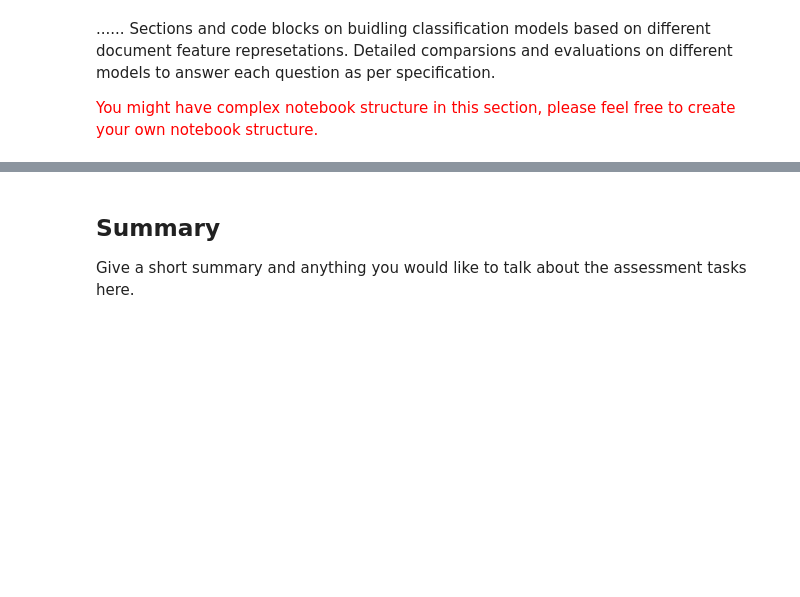
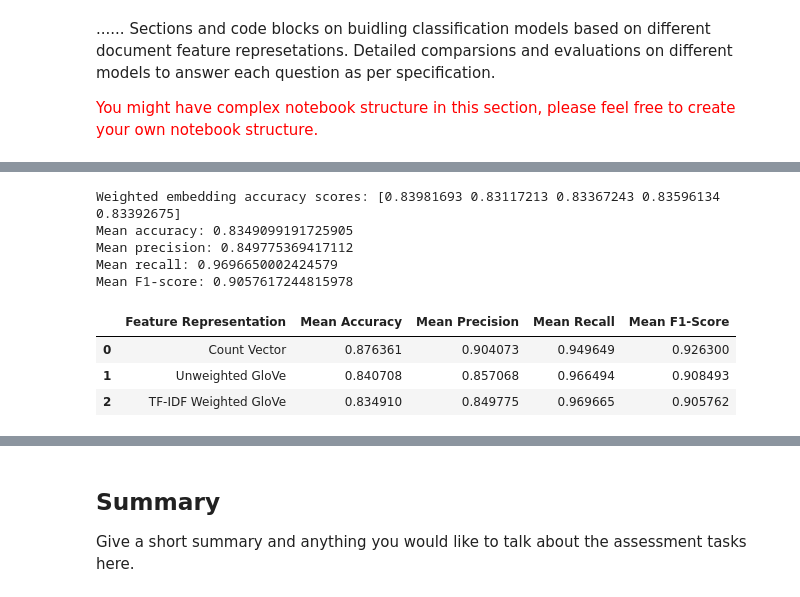
Before and after one commit to shivbhosale2006/review-based-clothing-recommendation, a Jupyter notebook: data/task2_3.ipynb, the cells around one changed output, grey strips where cells are left out. Cells and saved outputs as stored; diff of their text form; code cells hidden in the pictures; blank space fills up the shorter version.

```diff
--- a/data/task2_3.ipynb
+++ b/data/task2_3.ipynb
@@ -276,0 +379,2 @@ Detailed comparsions and evaluations on different models to answer each question
+# %%
+y = df["Recommended IND"]
@@ -276,0 +482,59 @@ Detailed comparsions and evaluations on different models to answer each question
+# %%
+# Evaluate TF-IDF weighted embedding representation using 5-fold cross validation
+
+weighted_results = cross_validate(
+    model,
+    weighted_doc_vectors,
+    y,
+    cv=cv,
+    scoring=scoring_metrics
+)
+
+print("Weighted embedding accuracy scores:", weighted_results["test_accuracy"])
+print("Mean accuracy:"  , weighted_results["test_accuracy"].mean())
+print("Mean precision:" , weighted_results["test_precision"].mean())
+print("Mean recall:"    , weighted_results["test_recall"].mean())
+print("Mean F1-score:"  , weighted_results["test_f1"].mean())
+# %% [output]
+Weighted embedding accuracy scores: [0.83981693 0.83117213 0.83367243 0.83596134 0.83392675]
+Mean accuracy: 0.8349099191725905
+Mean precision: 0.849775369417112
+Mean recall: 0.9696650002424579
+Mean F1-score: 0.9057617244815978
+# %%
+# Create result table for Q1
+
+q1_results = pd.DataFrame({
+    "Feature Representation": [
+        "Count Vector",
+        "Unweighted GloVe",
+        "TF-IDF Weighted GloVe"
+    ],
+    "Mean Accuracy": [
+        count_results["test_accuracy"].mean(),
+        unweighted_results["test_accuracy"].mean(),
+        weighted_results["test_accuracy"].mean()
+    ],
+    "Mean Precision": [
+        count_results["test_precision"].mean(),
+        unweighted_results["test_precision"].mean(),
+        weighted_results["test_precision"].mean()
+    ],
+    "Mean Recall": [
+        count_results["test_recall"].mean(),
+        unweighted_results["test_recall"].mean(),
+        weighted_results["test_recall"].mean()
+    ],
+    "Mean F1-Score": [
+        count_results["test_f1"].mean(),
+        unweighted_results["test_f1"].mean(),
+        weighted_results["test_f1"].mean()
+    ]
+})
+
+q1_results
+# %% [output]
+|  | Feature Representation | Mean Accuracy | Mean Precision | Mean Recall | Mean F1-Score |
+| 0 | Count Vector | 0.876361 | 0.904073 | 0.949649 | 0.926300 |
+| 1 | Unweighted GloVe | 0.840708 | 0.857068 | 0.966494 | 0.908493 |
+| 2 | TF-IDF Weighted GloVe | 0.834910 | 0.849775 | 0.969665 | 0.905762 |
```
Also changed, not shown: parts of 36 cells of this notebook, 1 other file.
